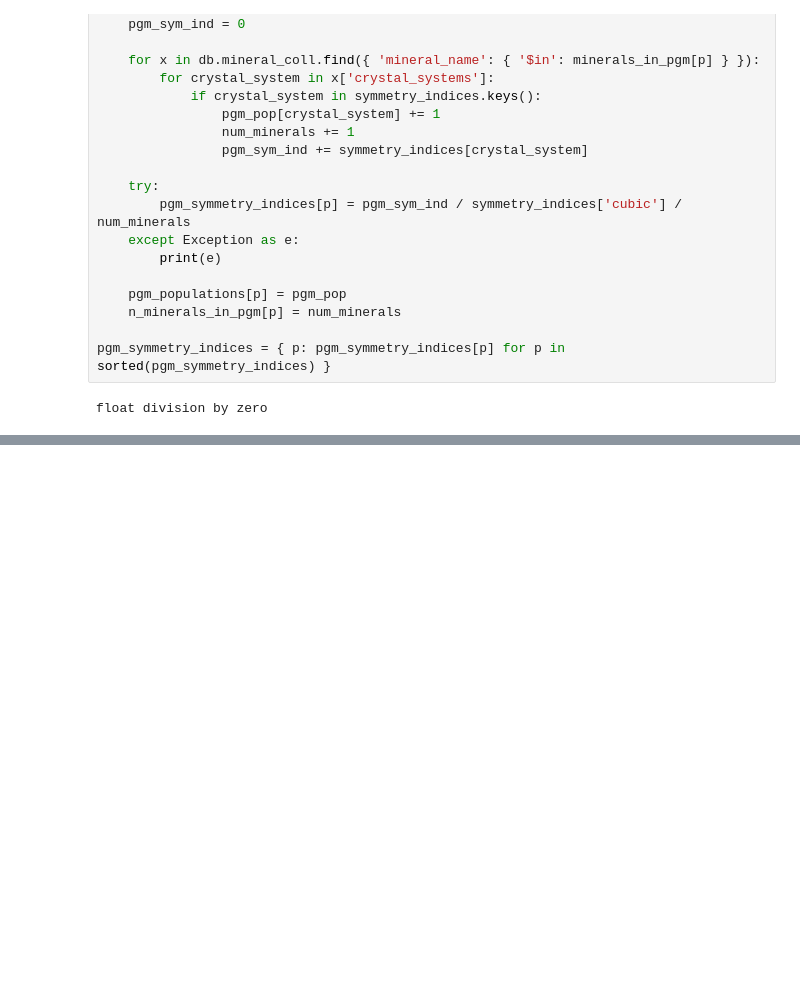
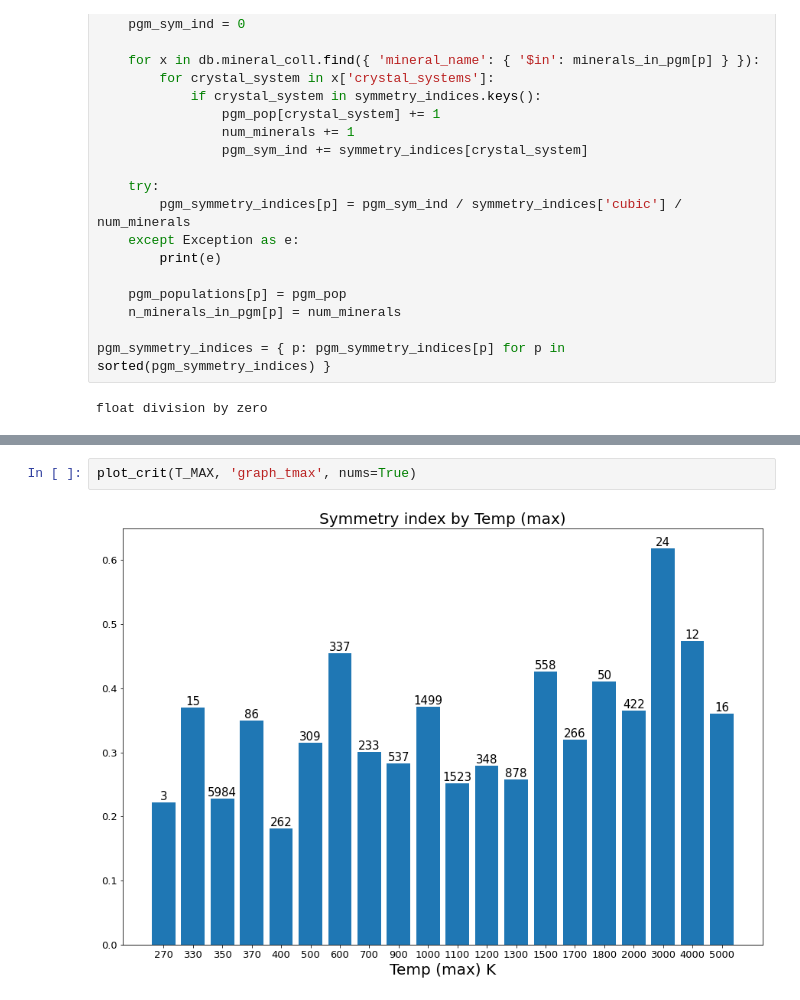
Before and after one commit to NoaVidovic/pgm-symmetry-analysis, a Jupyter notebook: data_analysis.ipynb, the cells around one changed output, grey strips where cells are left out. Saved outputs shown, nothing was run; the diff lists cells and outputs as text; blank space fills up the shorter version.

```diff
--- a/data_analysis.ipynb
+++ b/data_analysis.ipynb
@@ -150,0 +247,4 @@ plot(p_avg_ordering, 'graph_pgm_pavg', nums=True)
+# %%
+plot_crit(T_MAX, 'graph_tmax', nums=True)
+# %% [output]
+[figure, added]
```
Also changed, not shown: parts of 24 cells of this notebook.
